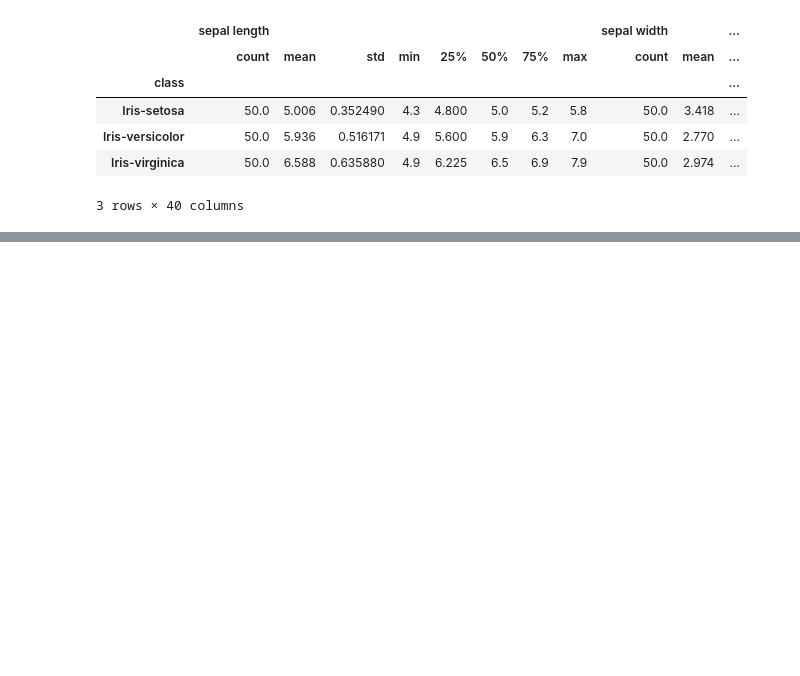
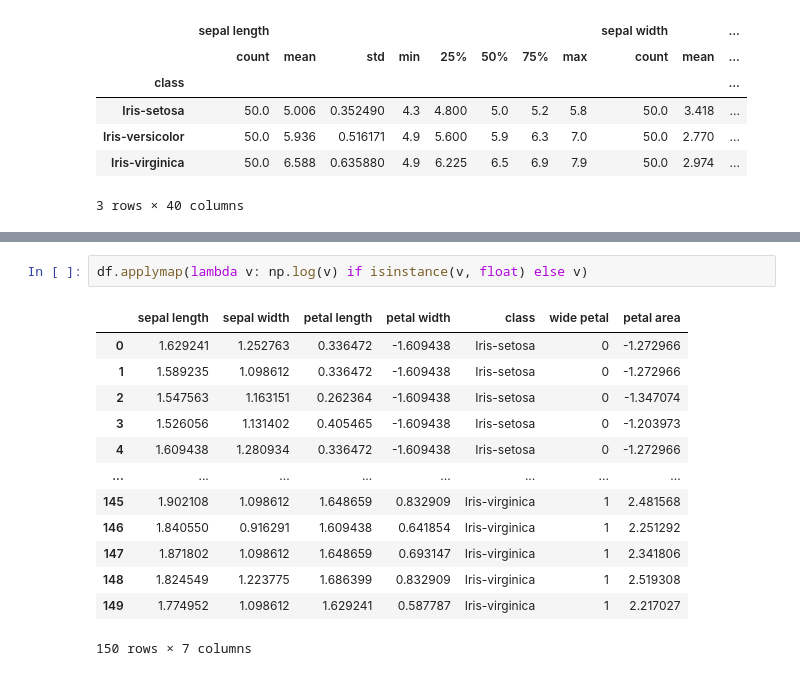
Before and after one commit to qfallen5858/ml, a Jupyter notebook: blueprints/1.ipynb, the cells around one changed output, grey strips where cells are left out. Drawn from its saved outputs; the diff is of its cells as text; blank space fills up the shorter version.

```diff
--- a/blueprints/1.ipynb
+++ b/blueprints/1.ipynb
@@ -228,0 +258,16 @@ sns.violinplot()
+# %%
+df.applymap(lambda v: np.log(v) if isinstance(v, float) else v)
+# %% [output]
+|  | sepal length | sepal width | petal length | petal width | class | wide petal | petal area |
+| 0 | 1.629241 | 1.252763 | 0.336472 | -1.609438 | Iris-setosa | 0 | -1.272966 |
+| 1 | 1.589235 | 1.098612 | 0.336472 | -1.609438 | Iris-setosa | 0 | -1.272966 |
+| 2 | 1.547563 | 1.163151 | 0.262364 | -1.609438 | Iris-setosa | 0 | -1.347074 |
+| 3 | 1.526056 | 1.131402 | 0.405465 | -1.609438 | Iris-setosa | 0 | -1.203973 |
+| 4 | 1.609438 | 1.280934 | 0.336472 | -1.609438 | Iris-setosa | 0 | -1.272966 |
+| ... | ... | ... | ... | ... | ... | ... | ... |
+| 145 | 1.902108 | 1.098612 | 1.648659 | 0.832909 | Iris-virginica | 1 | 2.481568 |
+| 146 | 1.840550 | 0.916291 | 1.609438 | 0.641854 | Iris-virginica | 1 | 2.251292 |
+| 147 | 1.871802 | 1.098612 | 1.648659 | 0.693147 | Iris-virginica | 1 | 2.341806 |
+| 148 | 1.824549 | 1.223775 | 1.686399 | 0.832909 | Iris-virginica | 1 | 2.519308 |
+| 149 | 1.774952 | 1.098612 | 1.629241 | 0.587787 | Iris-virginica | 1 | 2.217027 |
+150 rows × 7 columns
```
Also changed, not shown: parts of 5 cells of this notebook, 1 other file.
